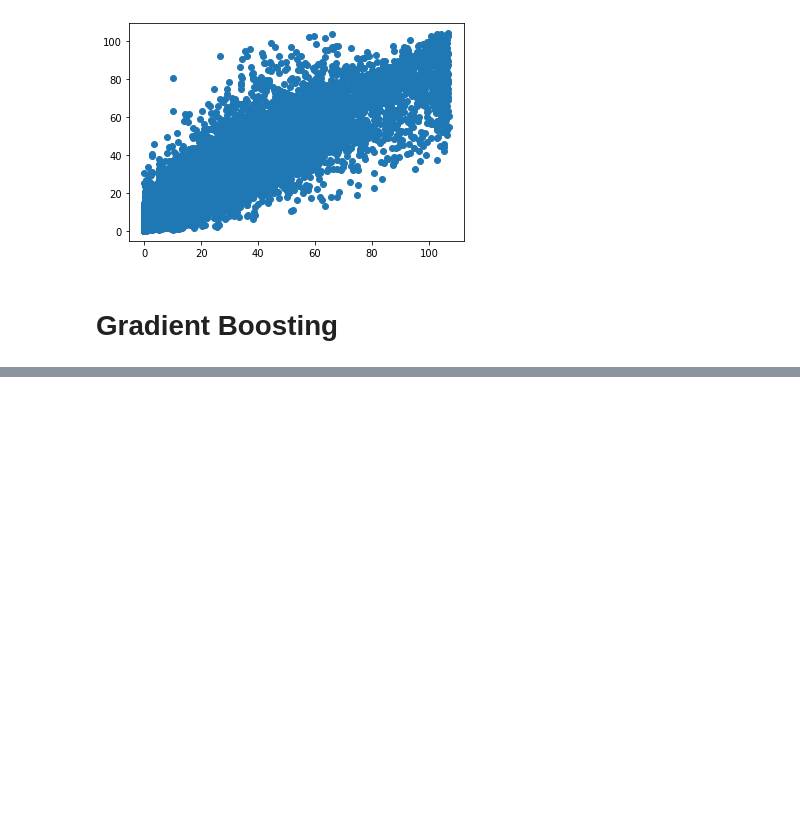
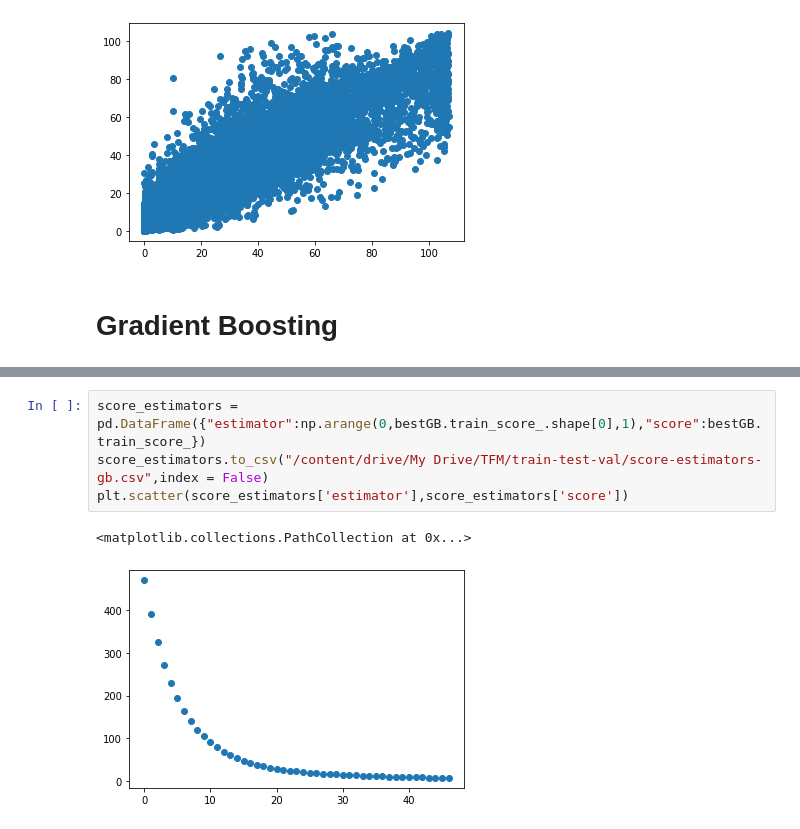
Before and after one commit to davemlz/Master_of_DataScience, a Jupyter notebook: TFM/depth_LR.ipynb, the cells around one changed output, grey strips where cells are left out. Cells and saved outputs as stored; diff of their text form; blank space fills up the shorter version.

```diff
--- a/TFM/depth_LR.ipynb
+++ b/TFM/depth_LR.ipynb
@@ -294,0 +365,7 @@ plt.scatter(np.arange(0,randomBG.train_score_.shape[0],1),randomBG.train_score_)
+# %%
+score_estimators = pd.DataFrame({"estimator":np.arange(0,bestGB.train_score_.shape[0],1),"score":bestGB.train_score_})
+score_estimators.to_csv("/content/drive/My Drive/TFM/train-test-val/score-estimators-gb.csv",index = False)
+plt.scatter(score_estimators['estimator'],score_estimators['score'])
+# %% [output]
+<matplotlib.collections.PathCollection at 0x...>
+[figure, added]
```
Also changed, not shown: parts of 19 cells of this notebook.
